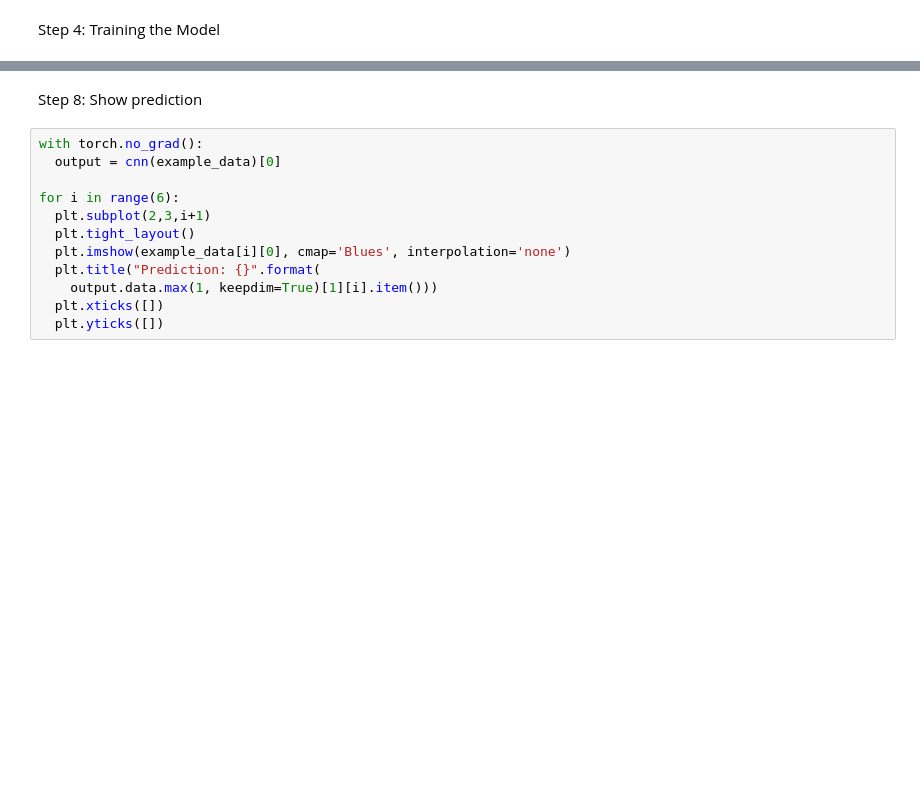
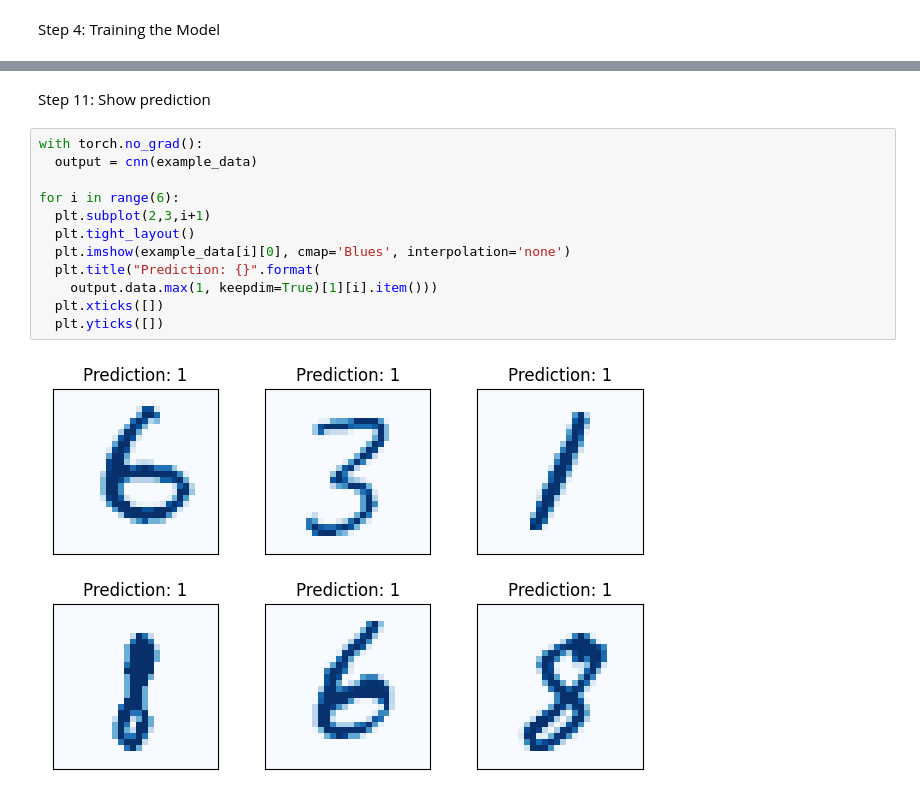
Before and after one commit to Naeempatel010/CS6316-Project, a Jupyter notebook: NN.ipynb, the cells around one changed output, grey strips where cells are left out. Cells and saved outputs as stored; diff of their text form; blank space fills up the shorter version.

```diff
--- a/NN.ipynb
+++ b/NN.ipynb
@@ -188,14 +291,16 @@ plt.ylabel('loss')
 # %% [markdown]
-Step 8: Show prediction
+Step 11: Show prediction
 # %%
 with torch.no_grad():
-  output = cnn(example_data)[0]
+  output = cnn(example_data)
 
 for i in range(6):
   plt.subplot(2,3,i+1)
   plt.tight_layout()
   plt.imshow(example_data[i][0], cmap='Blues', interpolation='none')
   plt.title("Prediction: {}".format(
     output.data.max(1, keepdim=True)[1][i].item()))
   plt.xticks([])
   plt.yticks([])
+# %% [output]
+[figure, added]
```
Also changed, not shown: parts of 16 cells of this notebook.
